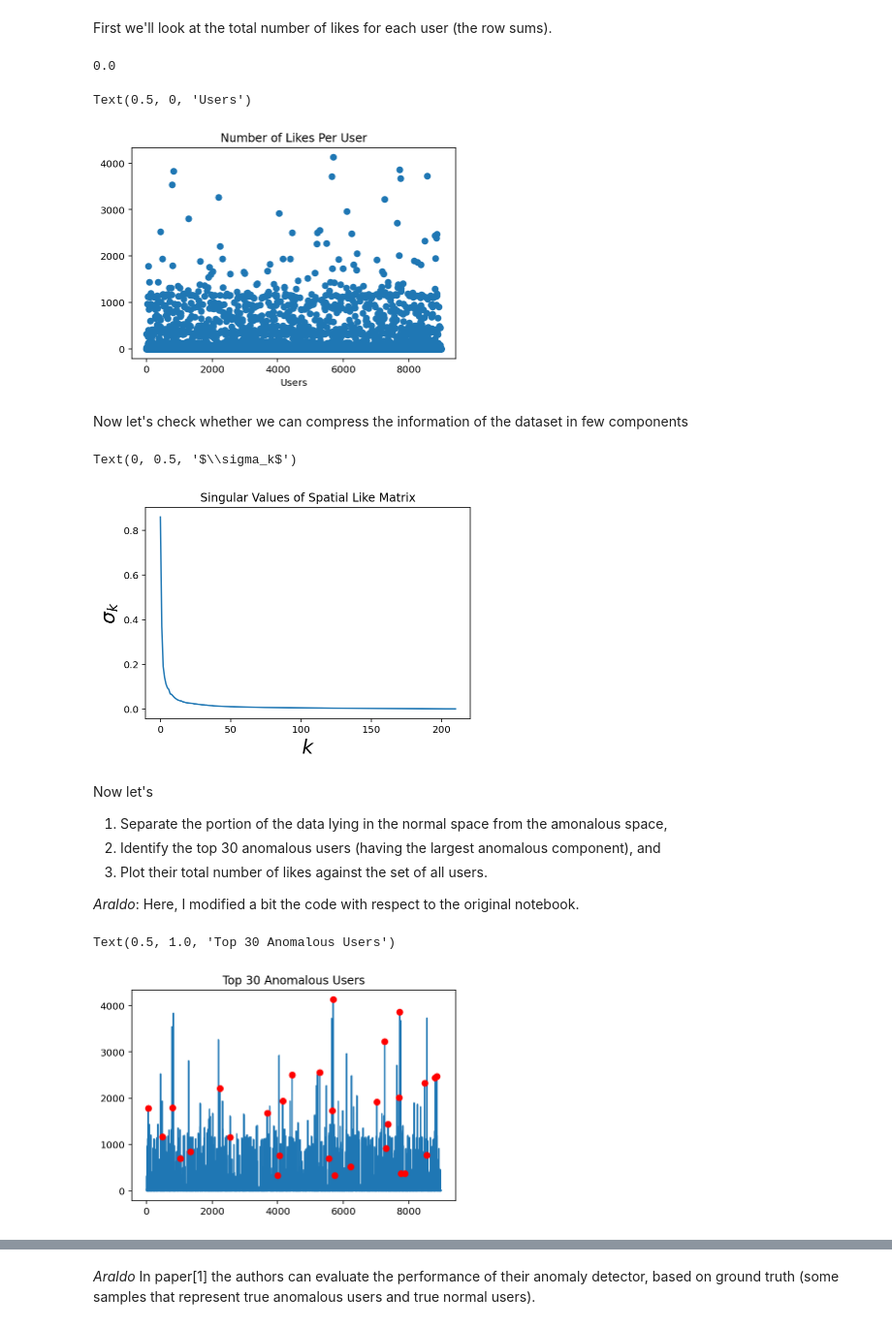
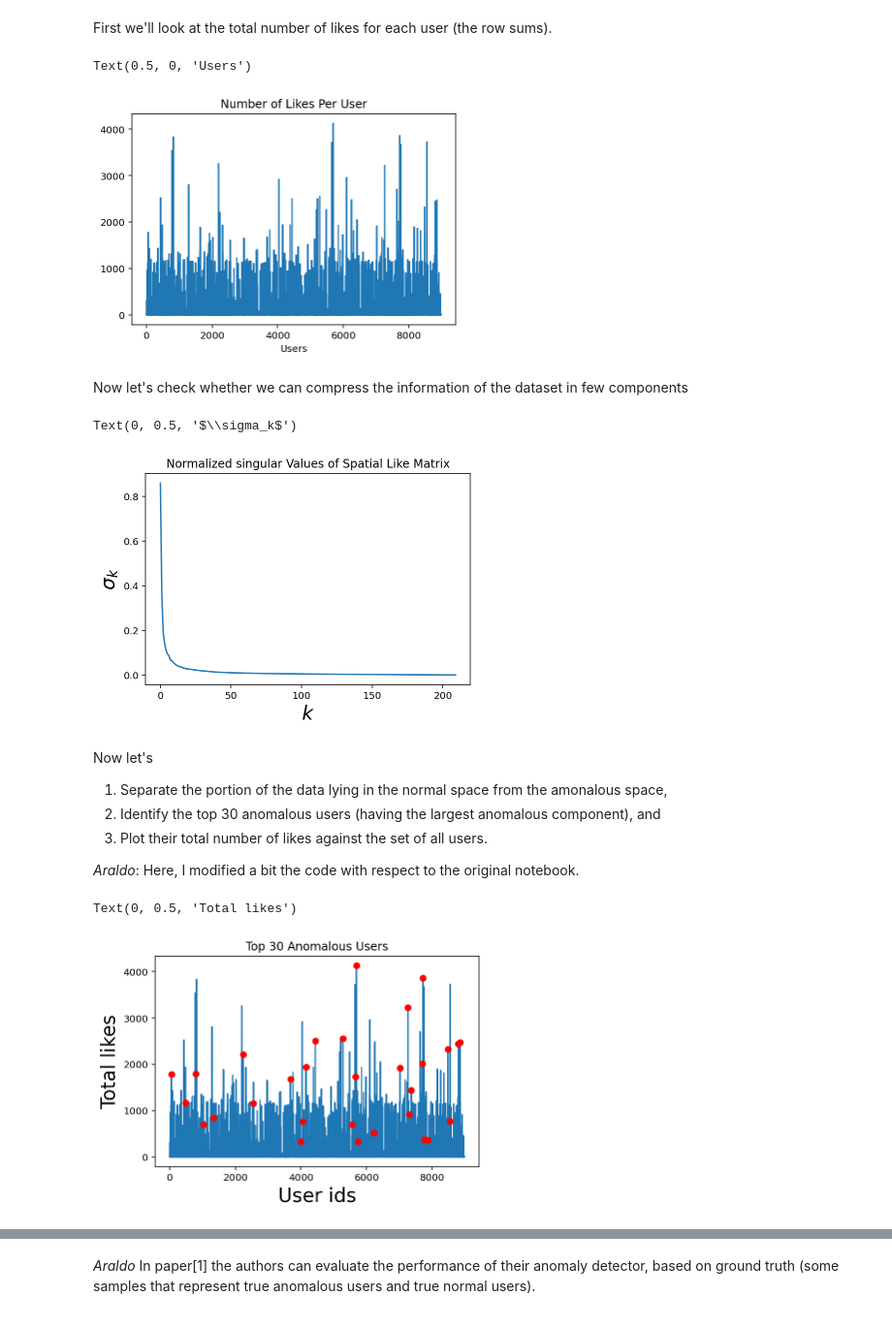
Before and after one commit to andreaaraldo/mining-low-dim-network-data, a Jupyter notebook: BarcelonaCourse.ipynb, the cells around one changed output, grey strips where cells are left out. Shown at 97% size. Saved outputs shown, nothing was run; the diff lists cells and outputs as text; code cells hidden in the pictures.

```diff
--- a/BarcelonaCourse.ipynb
+++ b/BarcelonaCourse.ipynb
@@ -350,8 +350,9 @@ This data consists of the number of 'Likes' for each of 9000 users, over 6 month
 Rows are users, Columns are categories.
 # %%
 data = np.loadtxt('data/social/data/spatial_data.txt')
-print(data)
-print(data.shape)
+FBSpatial = data[:,1:] # The first column is not a category, we remove it
+print(FBSpatial)
+print(FBSpatial.shape)
 # %% [output]
 [[0. 0. 0. ... 0. 0. 0.]
  [0. 0. 0. ... 0. 0. 0.]
@@ -365,32 +366,28 @@ print(data.shape)
 There are 8982 users and 211 categories
 # %% [markdown]
 First we'll look at the total number of likes for each user (the row sums).
-# %%
-data[8000,50]
-# %% [output]
-0.0
 # %%
-FBSnorm = np.linalg.norm(data,axis=1,ord=1)
+FBSnorm = np.linalg.norm(FBSpatial,axis=1,ord=1)
 
 ### Plot
-plt.plot(FBSnorm,'o')
+plt.plot(FBSnorm)
 plt.title('Number of Likes Per User')
 plt.xlabel('Users')
 # %% [output]
 Text(0.5, 0, 'Users')
-[figure, old version]
+[figure, new version]
 # %% [markdown]
 Now let's check whether we can compress the information of the dataset in few components
 # %%
-U,Sigma,Vt = np.linalg.svd(data,full_matrices=False)
-plt.plot(Sigma/np.linalg.norm(data))
-plt.title('Singular Values of Spatial Like Matrix')
+U,Sigma,Vt = np.linalg.svd(FBSpatial,full_matrices=False)
+plt.plot(Sigma/np.linalg.norm(FBSpatial))
+plt.title('Normalized singular Values of Spatial Like Matrix')
 
 plt.xlabel(r'$k$',size=20)
 plt.ylabel(r'$\sigma_k$',size=20)
 # %% [output]
 Text(0, 0.5, '$\\sigma_k$')
-[figure, old version]
+[figure, new version]
 # %% [markdown]
 Now let's
 
@@ -402,24 +399,26 @@ Now let's
 # %%
 # components to consider
 k=25
 
 U_k = U[:,0:k]
 Sigma_k = np.diag(Sigma[0:k])
 V_k_t = Vt[0:k,:]
 
 N = np.dot(U_k, np.dot(Sigma_k, V_k_t) )
 
-O = data - N
+O = FBSpatial - N
 Onorm = np.linalg.norm(O,axis=1)
 # large = np.nonzero(Onorm>100))
 # get top 30 anomalous users
 anomSet = np.argsort(Onorm)[-30:]
 
 
 ### Plotting
 plt.plot(FBSnorm)
 plt.plot(anomSet,FBSnorm[anomSet],'ro')
 plt.title('Top 30 Anomalous Users')
+plt.xlabel('User ids', size=20)
+plt.ylabel('Total likes',size=20)
 # %% [output]
-Text(0.5, 1.0, 'Top 30 Anomalous Users')
+Text(0, 0.5, 'Total likes')
-[figure, old version]
+[figure, new version]
```
Also changed, not shown: parts of 11 cells of this notebook.
